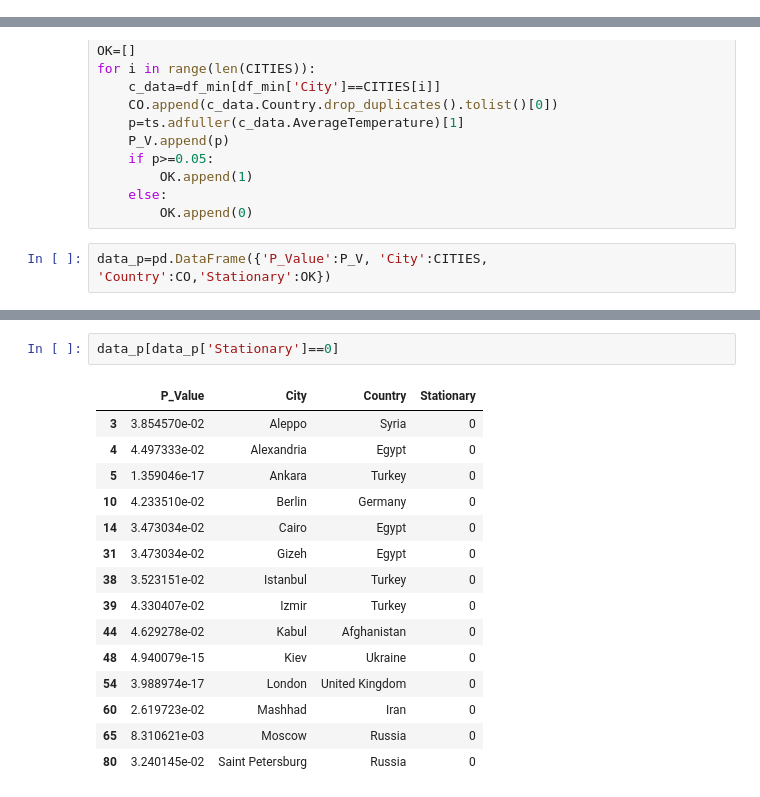
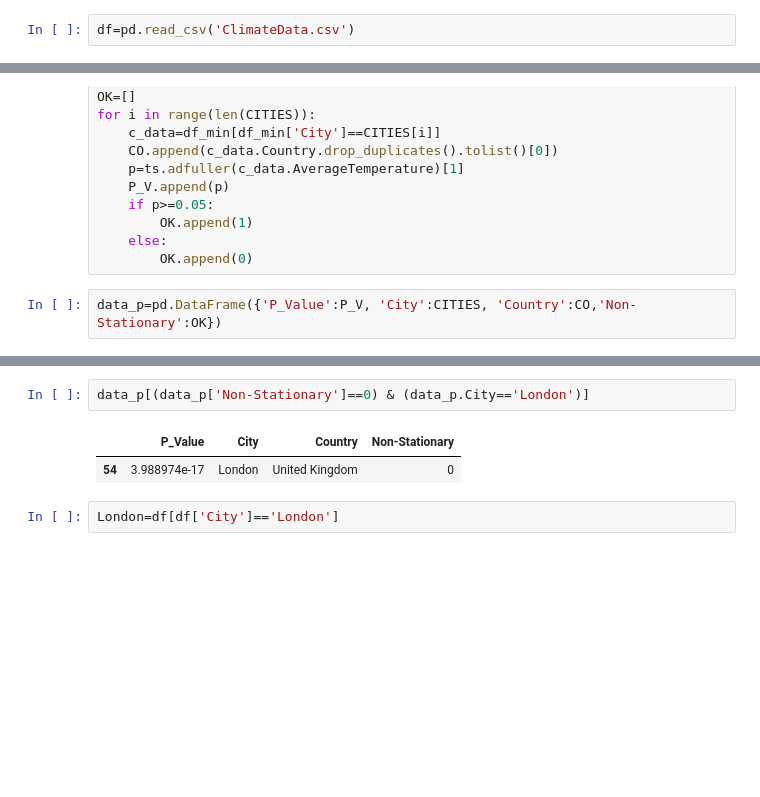
Before and after one commit to PieroPaialungaAI/ClimateChange, a Jupyter notebook: Stationarity.ipynb, the cells around one changed output, grey strips where cells are left out. Cells and saved outputs as stored; diff of their text form; blank space fills up the shorter version.

```diff
--- a/Stationarity.ipynb
+++ b/Stationarity.ipynb
@@ -64,3 +62,5 @@ df=
+# %%
+df=pd.read_csv('ClimateData.csv')
 # %% [markdown]
 # Correlations
 # %%
@@ -210,4 +190,4 @@ for i in range(len(CITIES)):
     else:
         OK.append(0)
 # %%
-data_p=pd.DataFrame({'P_Value':P_V, 'City':CITIES, 'Country':CO,'Stationary':OK})
+data_p=pd.DataFrame({'P_Value':P_V, 'City':CITIES, 'Country':CO,'Non-Stationary':OK})
@@ -214,18 +242,7 @@ data_p=pd.DataFrame({'P_Value':P_V, 'City':CITIES, 'Country':CO,'Stationary':OK}
 # %%
-data_p[data_p['Stationary']==0]
+data_p[(data_p['Non-Stationary']==0) & (data_p.City=='London')]
 # %% [output]
-|  | P_Value | City | Country | Stationary |
-| 3 | 3.854570e-02 | Aleppo | Syria | 0 |
-| 4 | 4.497333e-02 | Alexandria | Egypt | 0 |
-| 5 | 1.359046e-17 | Ankara | Turkey | 0 |
-| 10 | 4.233510e-02 | Berlin | Germany | 0 |
-| 14 | 3.473034e-02 | Cairo | Egypt | 0 |
-| 31 | 3.473034e-02 | Gizeh | Egypt | 0 |
-| 38 | 3.523151e-02 | Istanbul | Turkey | 0 |
-| 39 | 4.330407e-02 | Izmir | Turkey | 0 |
-| 44 | 4.629278e-02 | Kabul | Afghanistan | 0 |
-| 48 | 4.940079e-15 | Kiev | Ukraine | 0 |
+|  | P_Value | City | Country | Non-Stationary |
 | 54 | 3.988974e-17 | London | United Kingdom | 0 |
-| 60 | 2.619723e-02 | Mashhad | Iran | 0 |
-| 65 | 8.310621e-03 | Moscow | Russia | 0 |
-| 80 | 3.240145e-02 | Saint Petersburg | Russia | 0 |
+# %%
+London=df[df['City']=='London']
```
Also changed, not shown: parts of 35 cells of this notebook, 2 other files.
